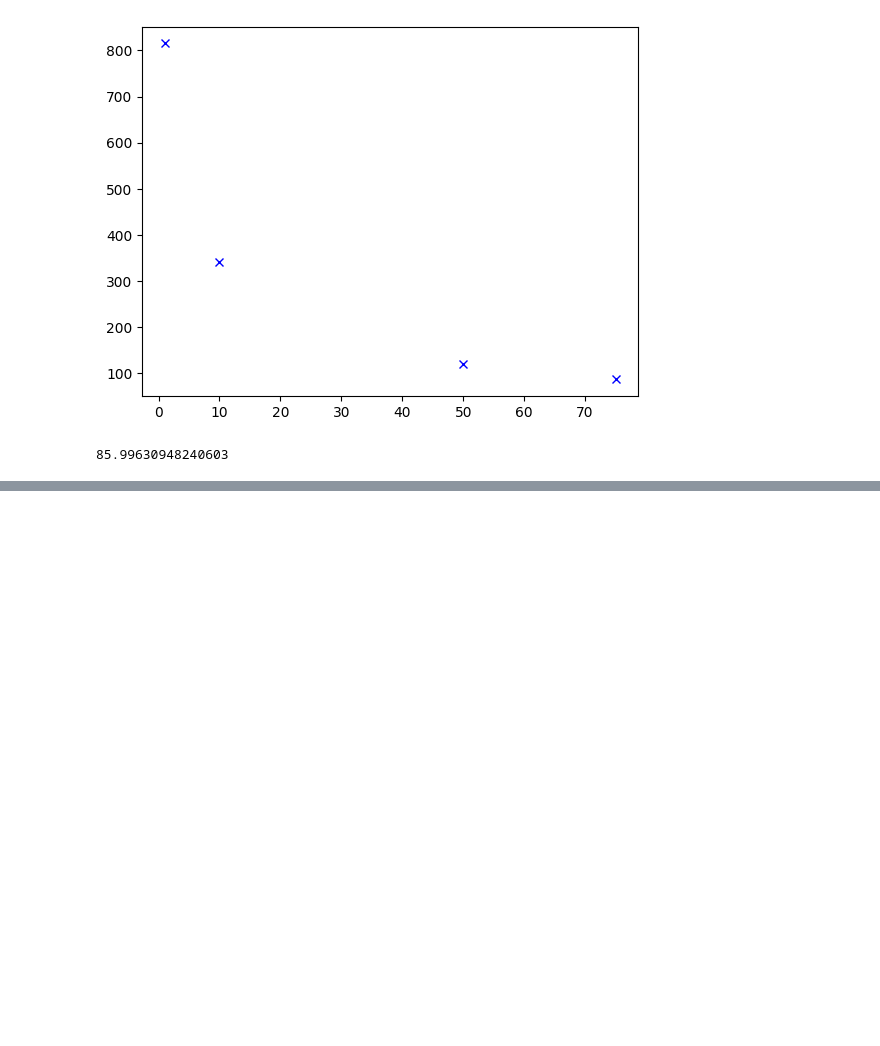
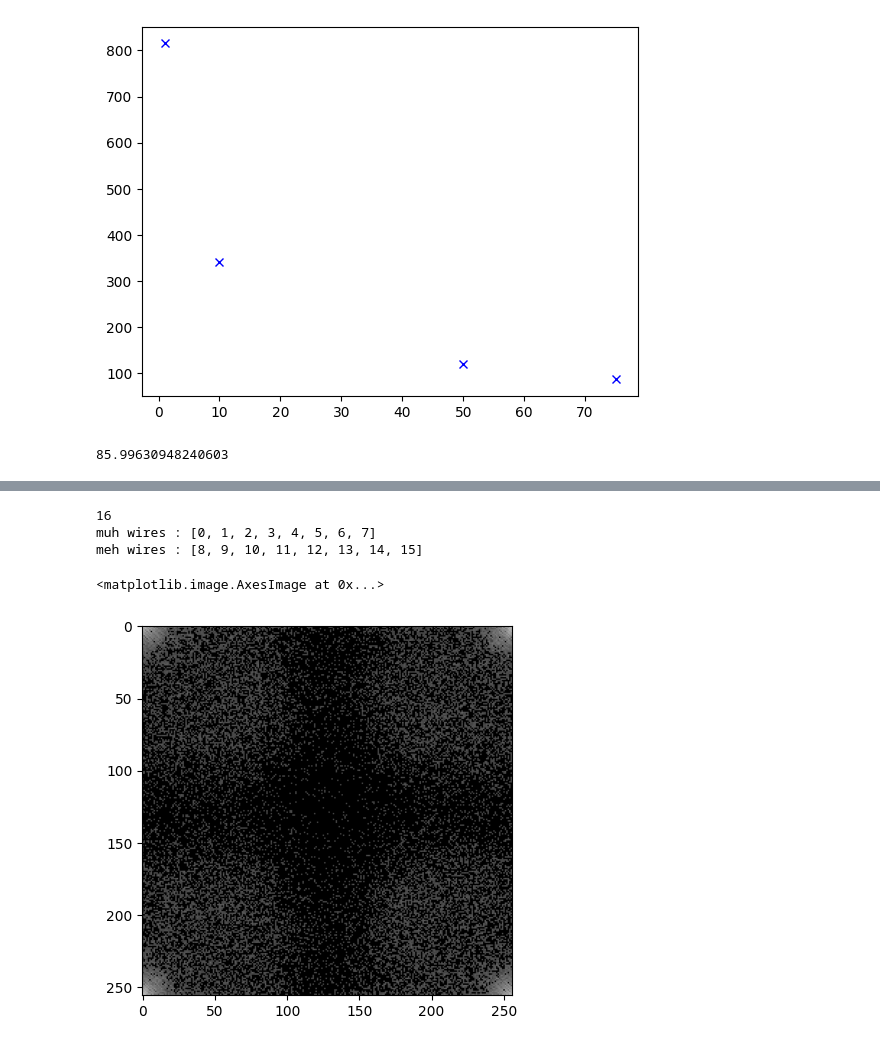
Before and after one commit to Kuift/QuantumAstronomy, a Jupyter notebook: QPIE_Pennylane.ipynb, the cells around one changed output, grey strips where cells are left out. Drawn from its saved outputs; the diff is of its cells as text; code cells hidden in the pictures; blank space fills up the shorter version.

```diff
--- a/QPIE_Pennylane.ipynb
+++ b/QPIE_Pennylane.ipynb
@@ -360,0 +389,17 @@ with h5py.File('Galaxy10_DECals.h5', 'r') as F:
+# %%
+im = img[2]
+norm = norms[2]
+amp, n = qpie_encoding(im)
+SHOTS = 2**20
+dev7 = qml.device('default.qubit', wires=n, shots=SHOTS)
+measured_qft_circuit = np.sqrt(qft_circuit(amp,n,dev7)()) * norm * 2**(n/2)
+imout = measured_qft_circuit.reshape(im.shape)
+
+plt.figure()
+plt.imshow(np.log(imout+1),cmap='gray')
+# %% [output]
+16
+muh wires : [0, 1, 2, 3, 4, 5, 6, 7]
+meh wires : [8, 9, 10, 11, 12, 13, 14, 15]
+<matplotlib.image.AxesImage at 0x...>
+[figure, added]
```
Also changed, not shown: parts of 9 cells of this notebook.
